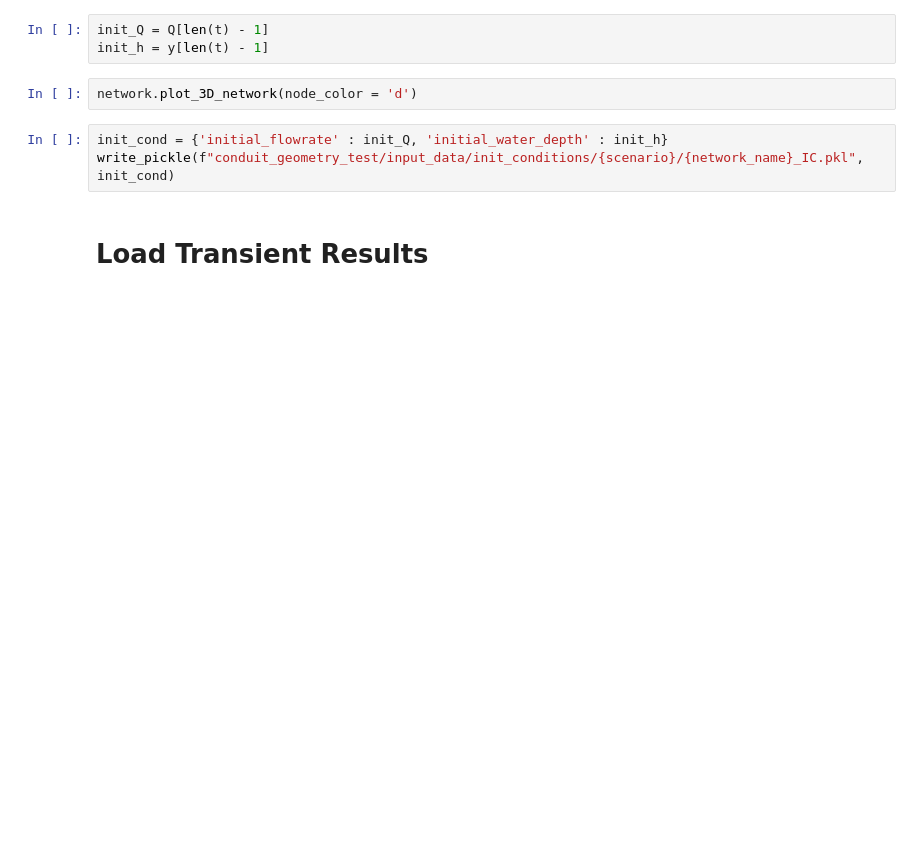
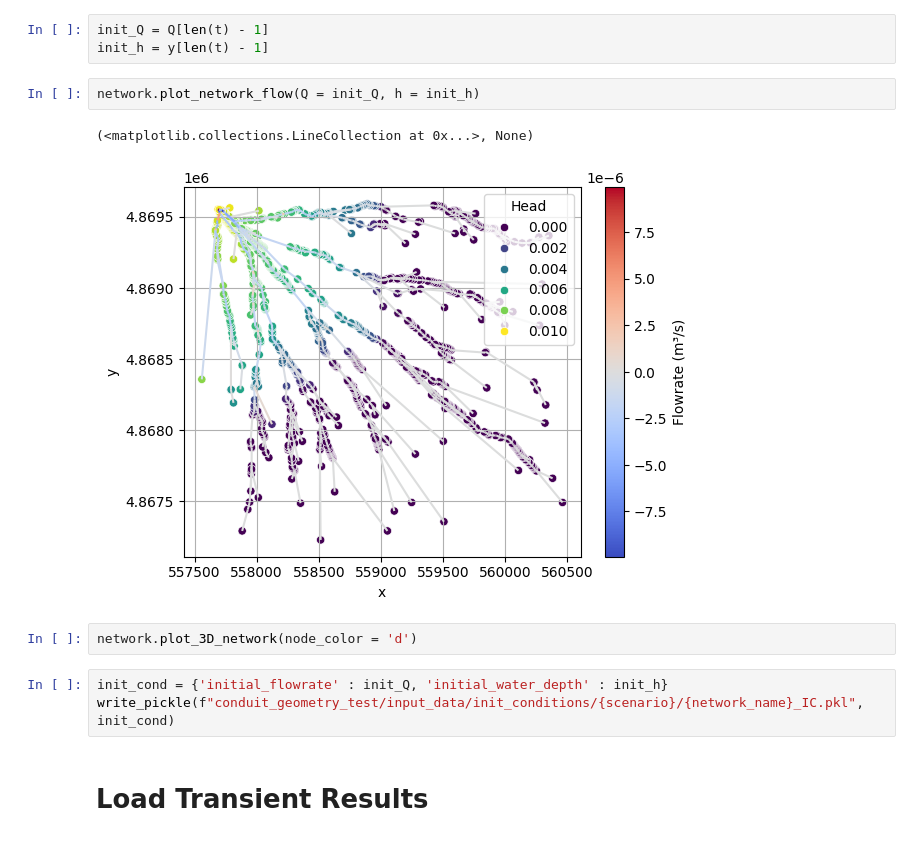
Before and after one commit to jhuang523/UMNBearSpring, a Jupyter notebook: openkarst/steady_state/conduit_geometry_setup.ipynb, the cells around one changed output. Cells and saved outputs as stored; diff of their text form; blank space fills up the shorter version.

```diff
--- a/openkarst/steady_state/conduit_geometry_setup.ipynb
+++ b/openkarst/steady_state/conduit_geometry_setup.ipynb
@@ -380,6 +379,11 @@ plt.ylim(-0.1, 0.1)
 # %%
 init_Q = Q[len(t) - 1]
 init_h = y[len(t) - 1]
+# %%
+network.plot_network_flow(Q = init_Q, h = init_h)
+# %% [output]
+(<matplotlib.collections.LineCollection at 0x...>, None)
+[figure, added]
 # %%
 network.plot_3D_network(node_color = 'd')
 # %%
```
Also changed, not shown: parts of 6 cells of this notebook, 1 other file.
